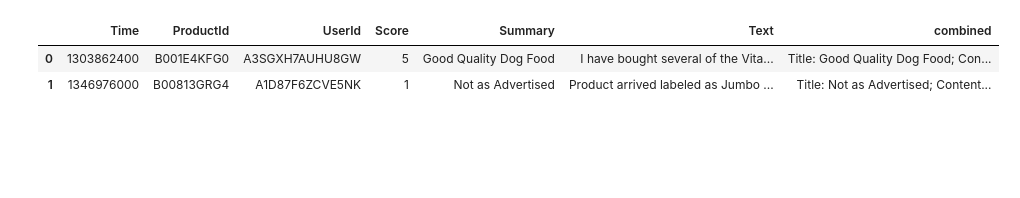
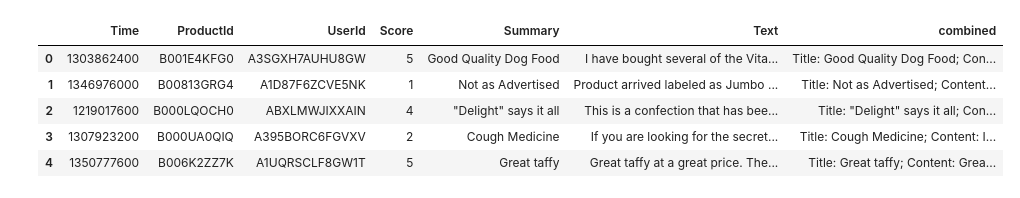
Before and after one commit to OleksandrKorzhov/gpt-langchain-customisation-experiments, a Jupyter notebook: data_preparation.ipynb, the cells around one changed output. Saved outputs shown, nothing was run; the diff lists cells and outputs as text; code cells hidden in the pictures; blank space fills up the shorter version.

```diff
--- a/data_preparation.ipynb
+++ b/data_preparation.ipynb
@@ -39,15 +88,17 @@ import openai
 # %%
 df = pd.read_csv("docs/Reviews.csv")
 df = df[["Time", "ProductId", "UserId", "Score", "Summary", "Text"]]
-# df = df[["Time", "ProductId", "UserId", "Score", "Summary", "Text"]]
 df = df.dropna()
 
 df["combined"] = (
     "Title: " + df.Summary.str.strip() + "; Content: " + df.Text.str.strip()
 )
 
-df.head(2)
+df.head(5)
 # %% [output]
 |  | Time | ProductId | UserId | Score | Summary | Text | combined |
 | 0 | 1303862400 | B001E4KFG0 | A3SGXH7AUHU8GW | 5 | Good Quality Dog Food | I have bought several of the Vita... | Title: Good Quality Dog Food; Con... |
 | 1 | 1346976000 | B00813GRG4 | A1D87F6ZCVE5NK | 1 | Not as Advertised | Product arrived labeled as Jumbo ... | Title: Not as Advertised; Content... |
+| 2 | 1219017600 | B000LQOCH0 | ABXLMWJIXXAIN | 4 | "Delight" says it all | This is a confection that has bee... | Title: "Delight" says it all; Con... |
+| 3 | 1307923200 | B000UA0QIQ | A395BORC6FGVXV | 2 | Cough Medicine | If you are looking for the secret... | Title: Cough Medicine; Content: I... |
+| 4 | 1350777600 | B006K2ZZ7K | A1UQRSCLF8GW1T | 5 | Great taffy | Great taffy at a great price. The... | Title: Great taffy; Content: Grea... |
```
Also changed, not shown: parts of 16 cells of this notebook, 1 other file.
